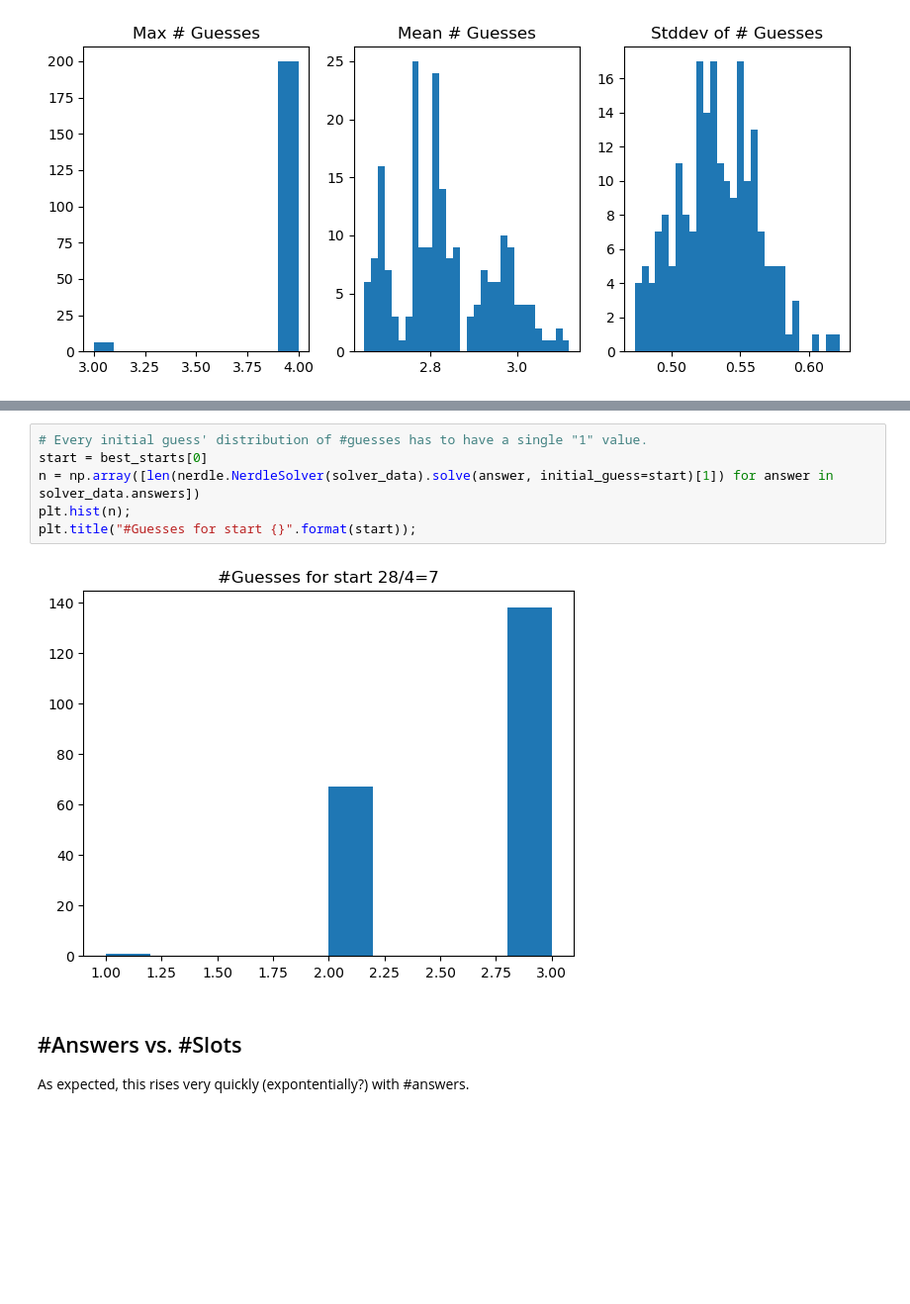
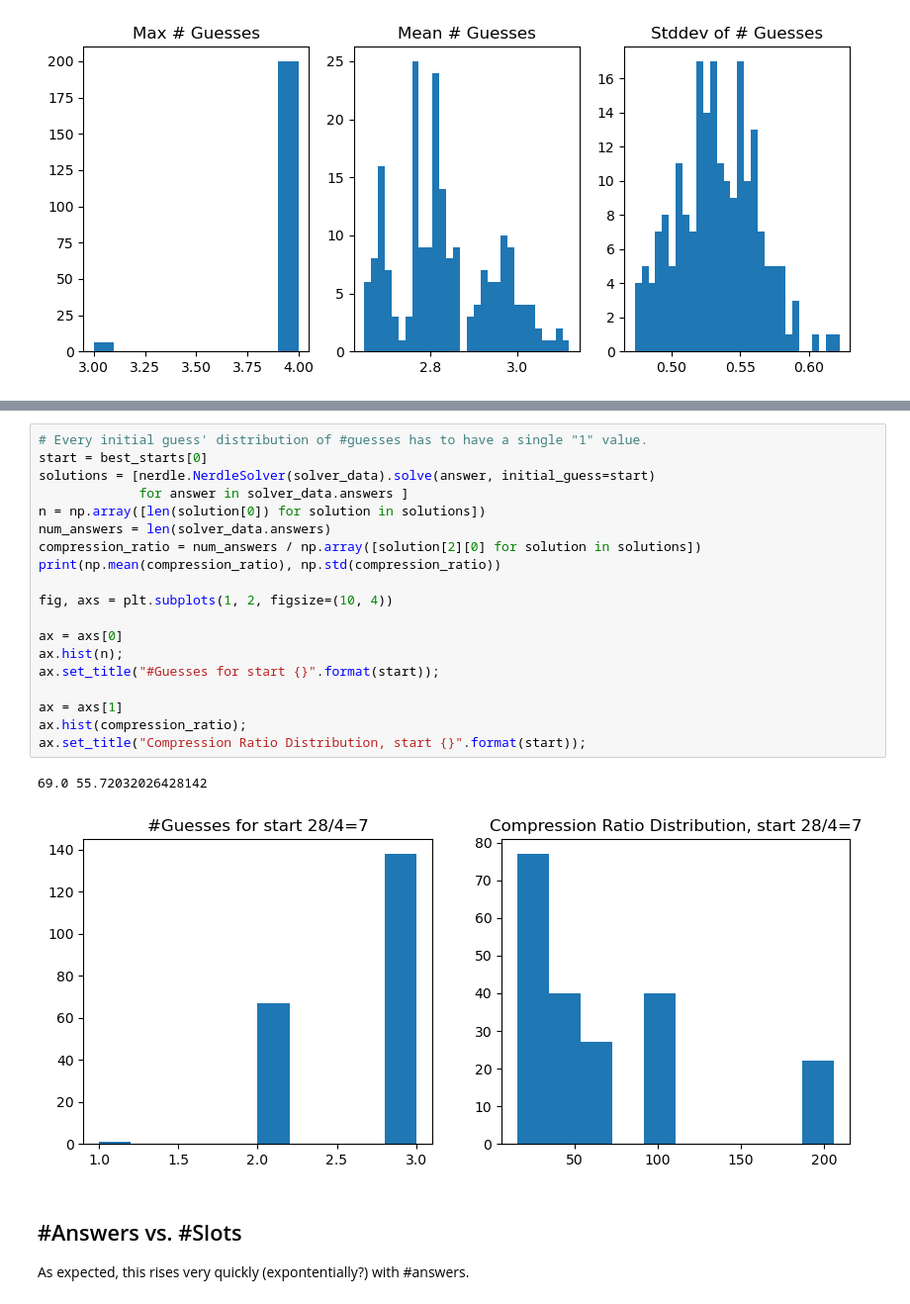
Before and after one commit to orenlivne/nerdle-solver, a Jupyter notebook: mini_nerdle_test.ipynb, the cells around one changed output, grey strips where cells are left out. Shown at 99% size. Cells and saved outputs as stored; diff of their text form; blank space fills up the shorter version.

```diff
--- a/mini_nerdle_test.ipynb
+++ b/mini_nerdle_test.ipynb
@@ -134,11 +136,25 @@ Max (max # guesses) 4
 # %%
 # Every initial guess' distribution of #guesses has to have a single "1" value.
 start = best_starts[0]
-n = np.array([len(nerdle.NerdleSolver(solver_data).solve(answer, initial_guess=start)[1]) for answer in solver_data.answers])
-plt.hist(n);
-plt.title("#Guesses for start {}".format(start));
+solutions = [nerdle.NerdleSolver(solver_data).solve(answer, initial_guess=start)
+             for answer in solver_data.answers ]
+n = np.array([len(solution[0]) for solution in solutions])
+num_answers = len(solver_data.answers)
+compression_ratio = num_answers / np.array([solution[2][0] for solution in solutions])
+print(np.mean(compression_ratio), np.std(compression_ratio))
+
+fig, axs = plt.subplots(1, 2, figsize=(10, 4))
+
+ax = axs[0]
+ax.hist(n);
+ax.set_title("#Guesses for start {}".format(start));
+
+ax = axs[1]
+ax.hist(compression_ratio);
+ax.set_title("Compression Ratio Distribution, start {}".format(start));
 # %% [output]
+69.0 55.72032026428142
-[figure, old version]
+[figure, new version]
 # %% [markdown]
 ## #Answers vs. #Slots
 As expected, this rises very quickly (expontentially?) with #answers.
```
Also changed, not shown: parts of 3 cells of this notebook, 4 other files.
